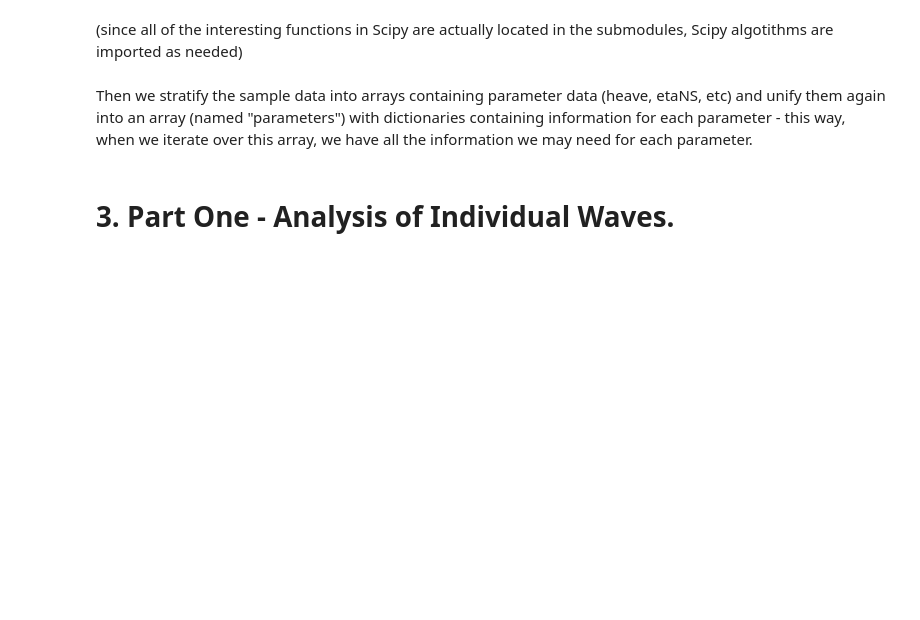
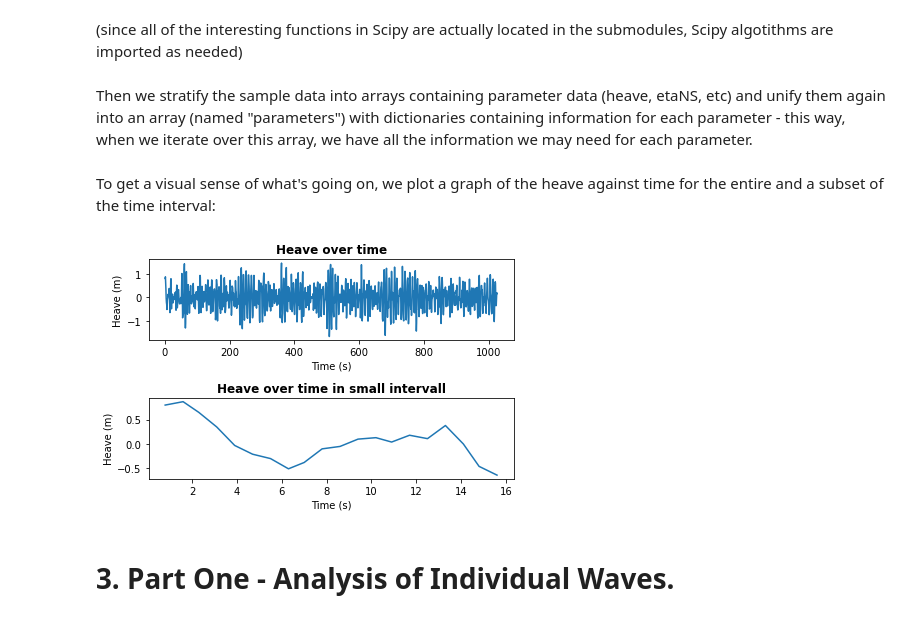
Before and after one commit to leonardolombardi07/MSW-Project1, a Jupyter notebook: Report.ipynb, the cells around one changed output. Saved outputs shown, nothing was run; the diff lists cells and outputs as text; code cells hidden in the pictures; blank space fills up the shorter version.

```diff
--- a/Report.ipynb
+++ b/Report.ipynb
@@ -79,3 +80,23 @@ parameters = [
+# %% [markdown]
+To get a visual sense of what's going on, we plot a graph of the heave against time for the entire and a subset of the time interval:
+# %%
+fig, ax = plt.subplots(2)
+
+ax[0].plot(times, heaves)
+ax[0].set_title("Heave over time", fontweight ="bold")
+ax[0].set_xlabel("Time (s)")
+ax[0].set_ylabel("Heave (m)")
+
+smallTimeInterval, smallHeaveInterval = times[0:20], heaves[0:20]
+ax[1].plot(smallTimeInterval, smallHeaveInterval)
+ax[1].set_title("Heave over time in small intervall", fontweight ="bold")
+ax[1].set_xlabel("Time (s)")
+ax[1].set_ylabel("Heave (m)")
+
+plt.tight_layout()
+plt.show()
+# %% [output]
+[figure, added]
 # %% [markdown]
 # 3. Part One - Analysis of Individual Waves.
 # %% [markdown]
```
Also changed, not shown: parts of 25 cells of this notebook.
